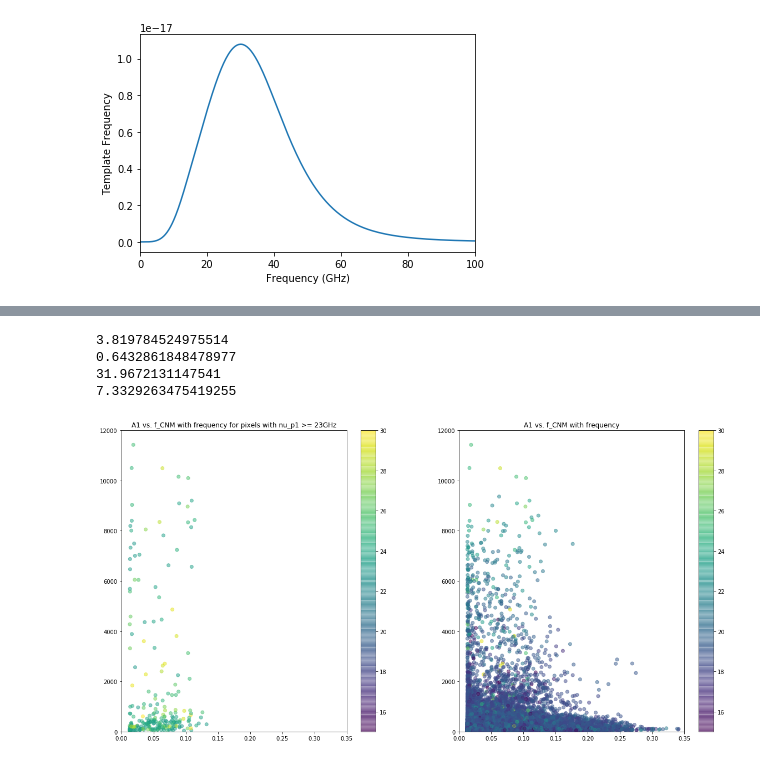
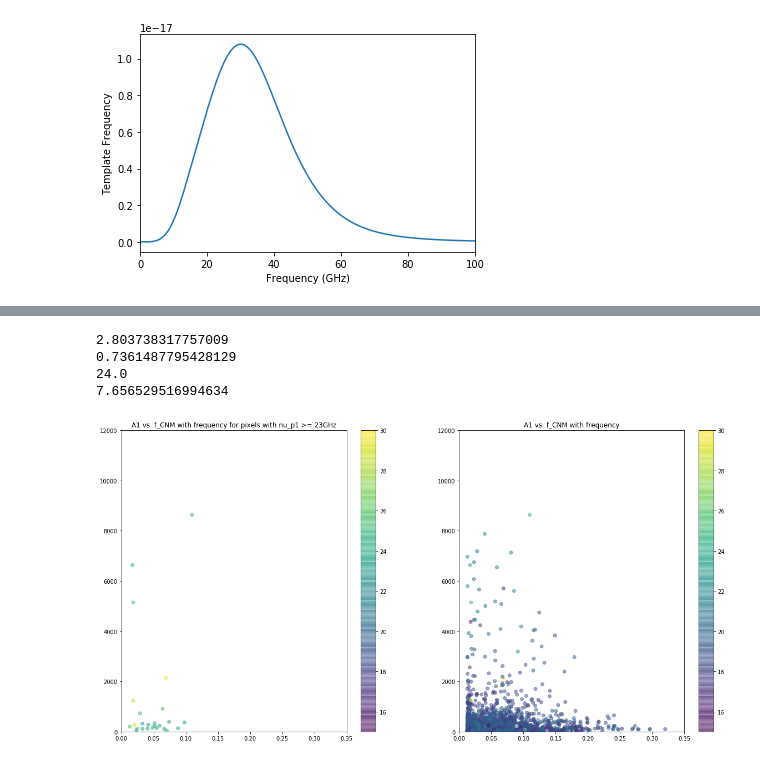
Before and after one commit to mdodici/AME-CNM, a Jupyter notebook: maps/Frequency spectra.ipynb, the cells around one changed output, grey strips where cells are left out. Saved outputs shown, nothing was run; the diff lists cells and outputs as text; code cells hidden in the pictures.

```diff
--- a/maps/Frequency spectra.ipynb
+++ b/maps/Frequency spectra.ipynb
@@ -289,18 +289,17 @@ def finite_fCNM(i,t):
 
     l = []
     for a in t:
-        if np.isfinite(f_CNM[a]) == 1 and f_CNM[a] > 0.0128:
+        if np.isfinite(f_CNM[a]) == 1 and f_CNM[a] > 0.001:
             l.append(i[a])
     return np.array(l)
 # %%
+t = np.random.choice(np.arange(len(f_CNM)), 10000, replace=False)
 a1 = finite_fCNM(m,t)
 a2 = finite_fCNM(n,t)
 nup1 = finite_fCNM(nu_p,t)
 fCNM = finite_fCNM(f_CNM,t)
 N_HI = finite_fCNM(nh,t)
 # %%
-t = np.random.choice(np.arange(len(f_CNM)), 100000, replace=False)
-
 lim = 23
 a1_hi = []
 fCNM_hi = []
@@ -310,36 +309,36 @@ for x in range(len(fCNM)):
         a1_hi.append(a1[x])
         fCNM_hi.append(fCNM[x])
         nup1_hi.append(nup1[x])
 
 hia_hinup = sum(1 if a1[i] >= 750 and nup1[i] >= lim else 0 for i in range(len(a1)))#number of points at high a1 with nup1 above limit
 loa_hinup = sum(1 if a1[i] < 750 and nup1[i] >= lim else 0 for i in range(len(a1))) #number of points at low a1 with nup1 above limit
 hia = sum(1 if a1[i] >= 750 else 0 for i in range(len(a1)))
 loa = sum(1 if a1[i] < 750 else 0 for i in range(len(a1)))
 
 fig, ax = plt.subplots(1,2, figsize=(20,10))
 
 #plots points of nu_p1 greater than a certain limit
 a = ax[0].scatter(fCNM_hi, a1_hi, alpha=.5, c=nup1_hi, vmin=15, vmax=30)
 ax[0].set_ylim(0,12000)
 ax[0].set_xlim(0,.35)
 ax[0].set_title('A1 vs. f_CNM with frequency for pixels with nu_p1 >= ' + str(lim) + 'GHz')
 fig.colorbar(a, ax=ax[0])
 
 #plots all 100000 points
 b = ax[1].scatter(fCNM, a1, alpha=.5, c=nup1, vmin=15, vmax=30)
 ax[1].set_ylim(0,12000)
 ax[1].set_xlim(0,.35)
 ax[1].set_title('A1 vs. f_CNM with frequency')
 fig.colorbar(b, ax=ax[1])
 
 print(100*hia_hinup/hia) #Percent of high A1 vals with hi nup1:
 print(100*loa_hinup/loa) #Percent of low A1 vals with hi nup1:
 print(100*hia_hinup/(hia_hinup+loa_hinup)) #Percent of hi nup1 pixels with hi A1:
 print(100*hia/(hia+loa)) #Percent of pixels with hi A1:
 # %% [output]
-3.819784524975514
-0.6432861848478977
-31.9672131147541
-7.3329263475419255
+2.803738317757009
+0.7361487795428129
+24.0
+7.656529516994634
-[figure, old version]
+[figure, new version]
 # %%
```
Also changed, not shown: parts of 16 cells of this notebook.
